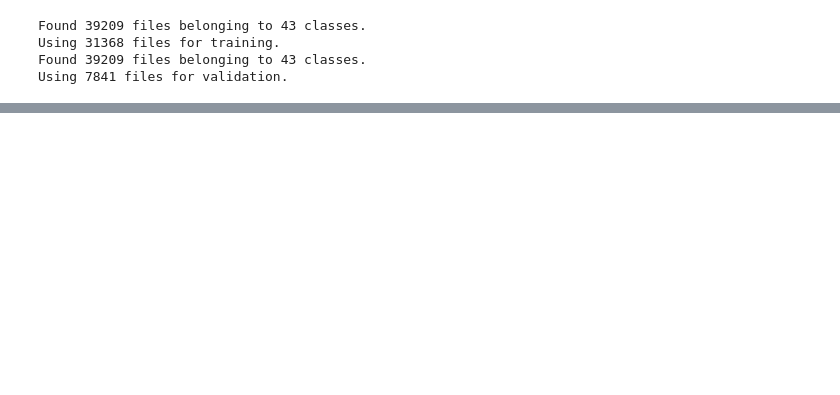
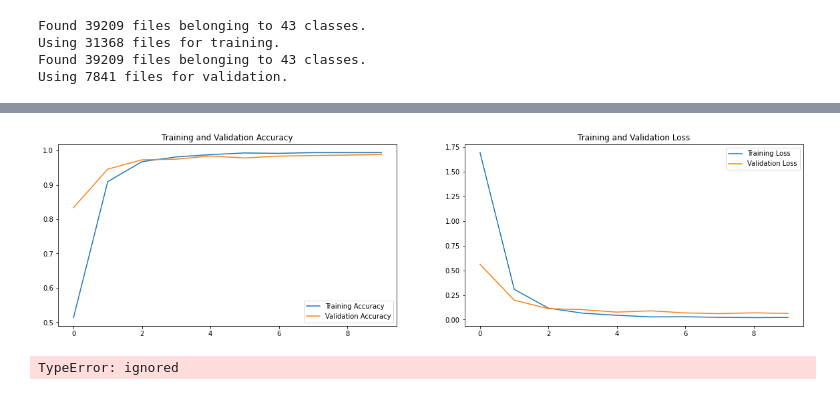
Before and after one commit to Kurtiadam/GTSRB, a Jupyter notebook: GTSRB.ipynb, the cells around one changed output, grey strips where cells are left out. Drawn from its saved outputs; the diff is of its cells as text; code cells hidden in the pictures; blank space fills up the shorter version.

```diff
--- a/GTSRB.ipynb
+++ b/GTSRB.ipynb
@@ -199,6 +186,7 @@ WARNING:tensorflow:Using a while_loop for converting StatelessRandomUniformV2 ca
 # %%
 # Creating the model
-num_classes = len(class_names)
+num_classes = len(train_ds.class_names)
+print(num_classes)
 
 model = tf.keras.Sequential([
   layers.Rescaling(1./255, input_shape=(IMG_HEIGHT, IMG_WIDTH, 3)),
@@ -222,6 +230,6 @@ model.summary()
 # %%
 # Training the model
-epochs=5
+epochs=10
 history = model.fit(
   train_ds,
   validation_data=val_ds,
@@ -230,23 +259,25 @@ history = model.fit(
 # %%
 # Visualizing the results
 acc = history.history['accuracy']
 val_acc = history.history['val_accuracy']
 
 loss = history.history['loss']
 val_loss = history.history['val_loss']
 
 epochs_range = range(epochs)
 
-plt.figure(figsize=(8, 8))
+plt.figure(figsize=(20, 5))
 plt.subplot(1, 2, 1)
 plt.plot(epochs_range, acc, label='Training Accuracy')
 plt.plot(epochs_range, val_acc, label='Validation Accuracy')
 plt.legend(loc='lower right')
 plt.title('Training and Validation Accuracy')
 
 plt.subplot(1, 2, 2)
 plt.plot(epochs_range, loss, label='Training Loss')
 plt.plot(epochs_range, val_loss, label='Validation Loss')
 plt.legend(loc='upper right')
 plt.title('Training and Validation Loss')
 plt.show()
+# %% [output]
+[figure, added]
@@ -256,16 +284,20 @@ plt.show()
 # %%
-test_image_path = '/content/test_image2.png'
-
-img = tf.keras.utils.load_img(
-    test_image_path, target_size=(IMG_HEIGHT, IMG_WIDTH)
-)
-img_array = tf.keras.utils.img_to_array(img)
-img_array = tf.expand_dims(img_array, 0) # Create a batch
-
-predictions = model.predict(img_array)
-score = tf.nn.softmax(predictions[0])
-
-print(
-    "This image most likely belongs to \"{}\" with a {:.2f} percent confidence."
-    .format(classes[np.argmax(score)], 100 * np.max(score))
-)
+# Predictions on the test set
+TEST_SET_PATH = '/content/GTSRB_dataset'
+predictions = []
+with open('/content/GTSRB_dataset/Test.csv', mode ='r')as file:
+  # reading the CSV file
+  test_csv = csv.reader(file)
+  for row in test_csv:
+    test_img_path = row[7]
+    labels = file["ClassId"].values
+    print(labels)
+    test_img_gt = row[6]
+    test_img = tf.keras.utils.load_img(TEST_SET_PATH + '/' + test_img_path, target_size=(IMG_HEIGHT, IMG_WIDTH))
+    img_array = tf.keras.utils.img_to_array(test_img)
+    img_array = tf.expand_dims(img_array, 0) # Create a batch
+    predictions.append(model.predict(img_array))
+    score = tf.nn.softmax(predictions[0])
+    print(train_ds.class_names[np.argmax(score)])
+# %% [output]
+TypeError: ignored
```
Also changed, not shown: parts of 7 cells of this notebook.
